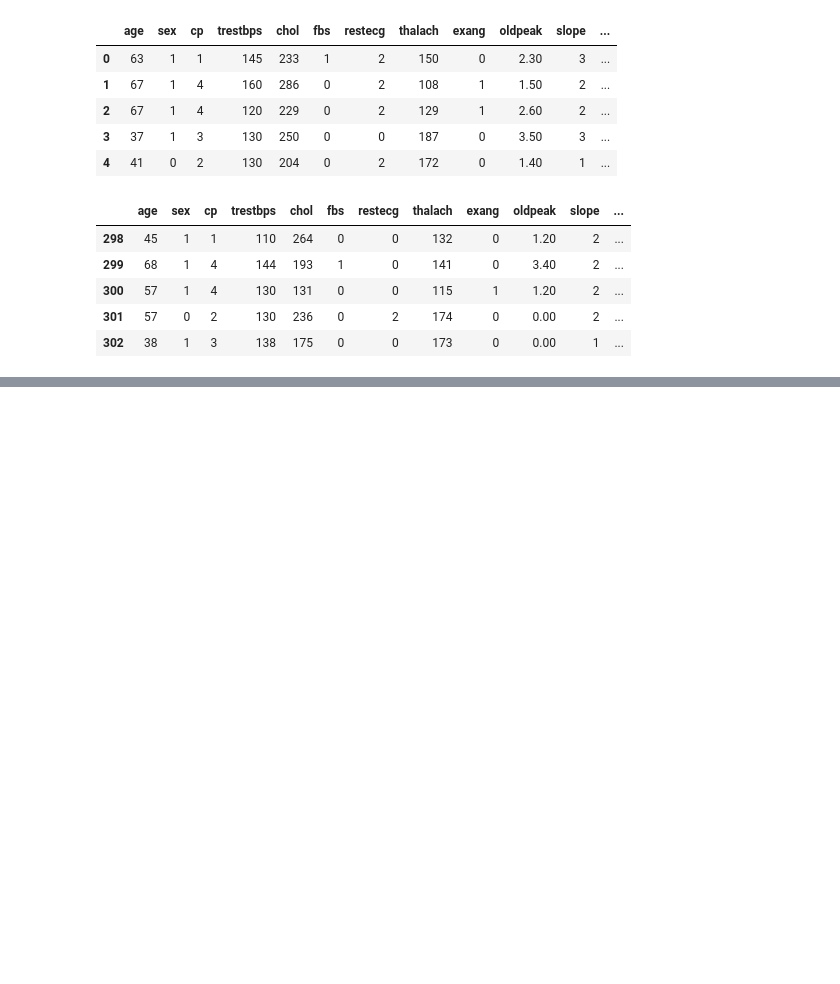
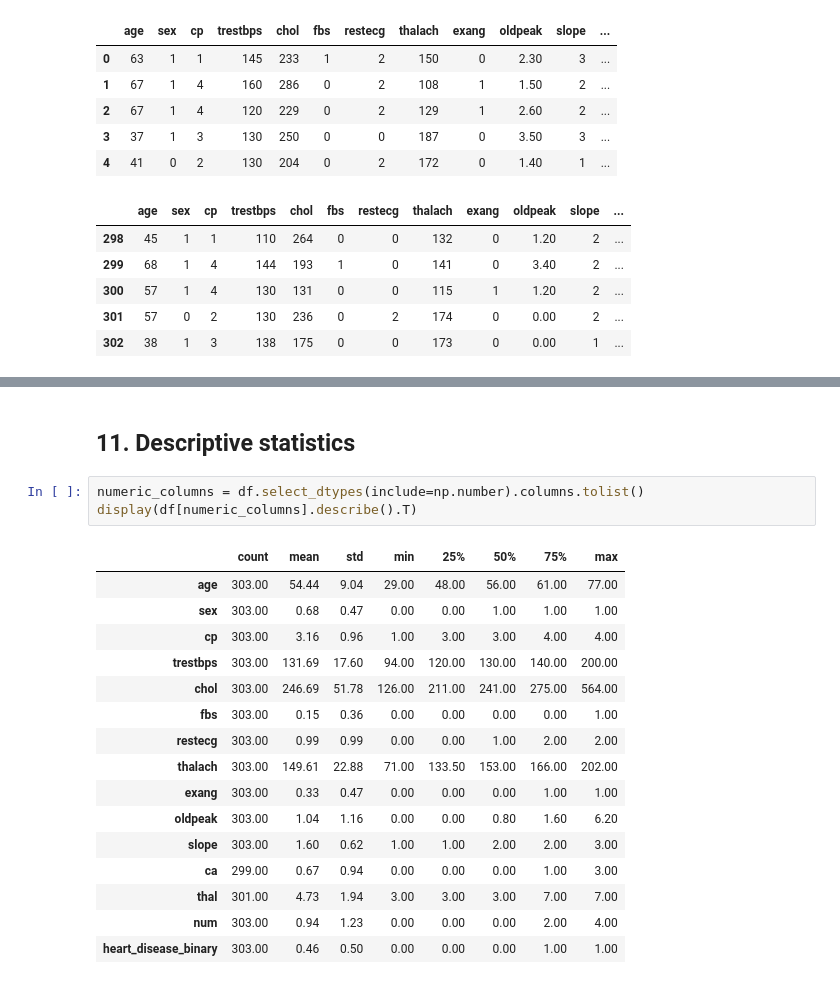
Before and after one commit to Kushagra-afk-commits/Heart-Disease-prediction-Using-Machine-Learning, a Jupyter notebook: Heart_Disease.ipynb, the cells around one changed output, grey strips where cells are left out. Drawn from its saved outputs; the diff is of its cells as text; blank space fills up the shorter version.

```diff
--- a/Heart_Disease.ipynb
+++ b/Heart_Disease.ipynb
@@ -152,0 +297,22 @@ display(df.tail())
+# %% [markdown]
+## 11. Descriptive statistics
+# %%
+numeric_columns = df.select_dtypes(include=np.number).columns.tolist()
+display(df[numeric_columns].describe().T)
+# %% [output]
+|  | count | mean | std | min | 25% | 50% | 75% | max |
+| age | 303.00 | 54.44 | 9.04 | 29.00 | 48.00 | 56.00 | 61.00 | 77.00 |
+| sex | 303.00 | 0.68 | 0.47 | 0.00 | 0.00 | 1.00 | 1.00 | 1.00 |
+| cp | 303.00 | 3.16 | 0.96 | 1.00 | 3.00 | 3.00 | 4.00 | 4.00 |
+| trestbps | 303.00 | 131.69 | 17.60 | 94.00 | 120.00 | 130.00 | 140.00 | 200.00 |
+| chol | 303.00 | 246.69 | 51.78 | 126.00 | 211.00 | 241.00 | 275.00 | 564.00 |
+| fbs | 303.00 | 0.15 | 0.36 | 0.00 | 0.00 | 0.00 | 0.00 | 1.00 |
+| restecg | 303.00 | 0.99 | 0.99 | 0.00 | 0.00 | 1.00 | 2.00 | 2.00 |
+| thalach | 303.00 | 149.61 | 22.88 | 71.00 | 133.50 | 153.00 | 166.00 | 202.00 |
+| exang | 303.00 | 0.33 | 0.47 | 0.00 | 0.00 | 0.00 | 1.00 | 1.00 |
+| oldpeak | 303.00 | 1.04 | 1.16 | 0.00 | 0.00 | 0.80 | 1.60 | 6.20 |
+| slope | 303.00 | 1.60 | 0.62 | 1.00 | 1.00 | 2.00 | 2.00 | 3.00 |
+| ca | 299.00 | 0.67 | 0.94 | 0.00 | 0.00 | 0.00 | 1.00 | 3.00 |
+| thal | 301.00 | 4.73 | 1.94 | 3.00 | 3.00 | 3.00 | 7.00 | 7.00 |
+| num | 303.00 | 0.94 | 1.23 | 0.00 | 0.00 | 0.00 | 2.00 | 4.00 |
+| heart_disease_binary | 303.00 | 0.46 | 0.50 | 0.00 | 0.00 | 0.00 | 1.00 | 1.00 |
```
Also changed, not shown: parts of 12 cells of this notebook.
